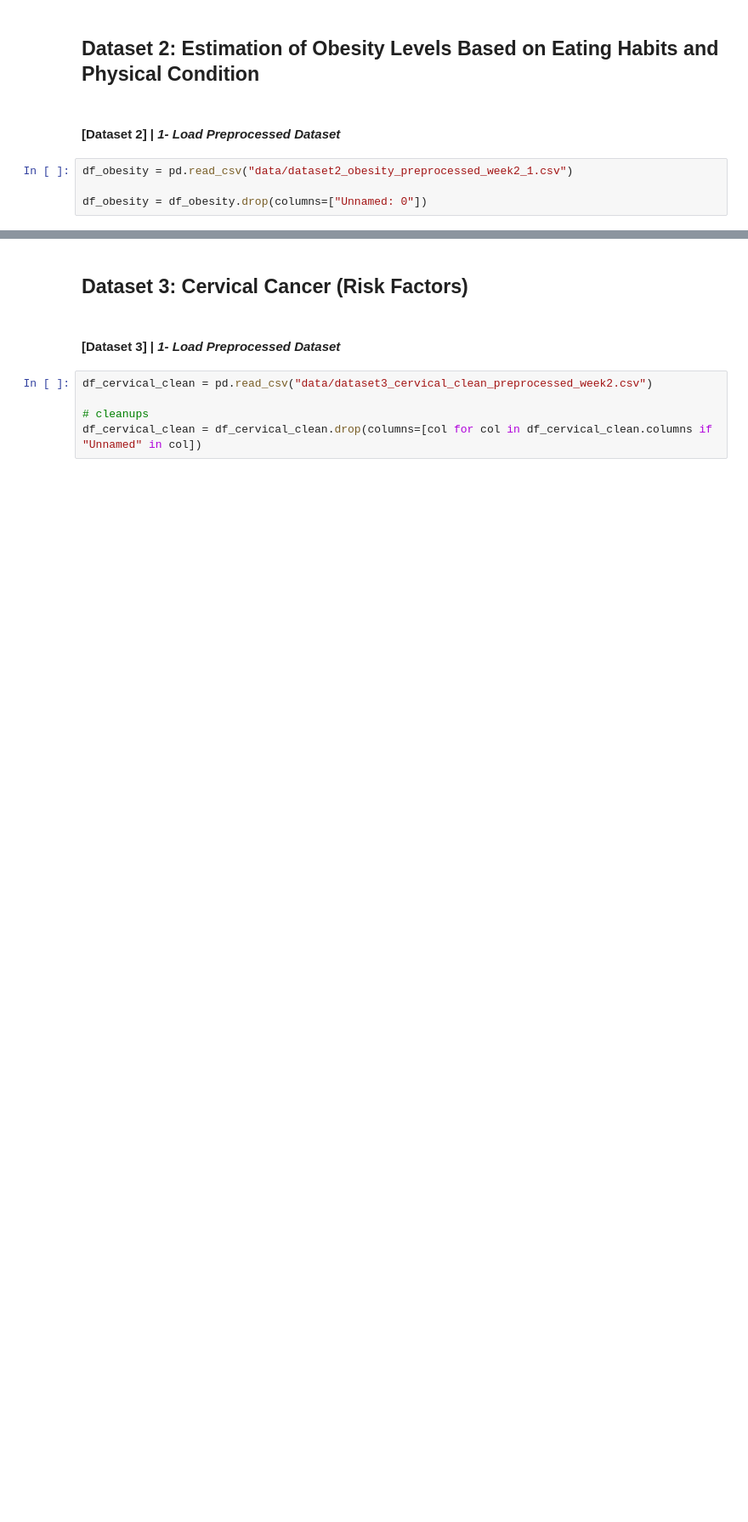
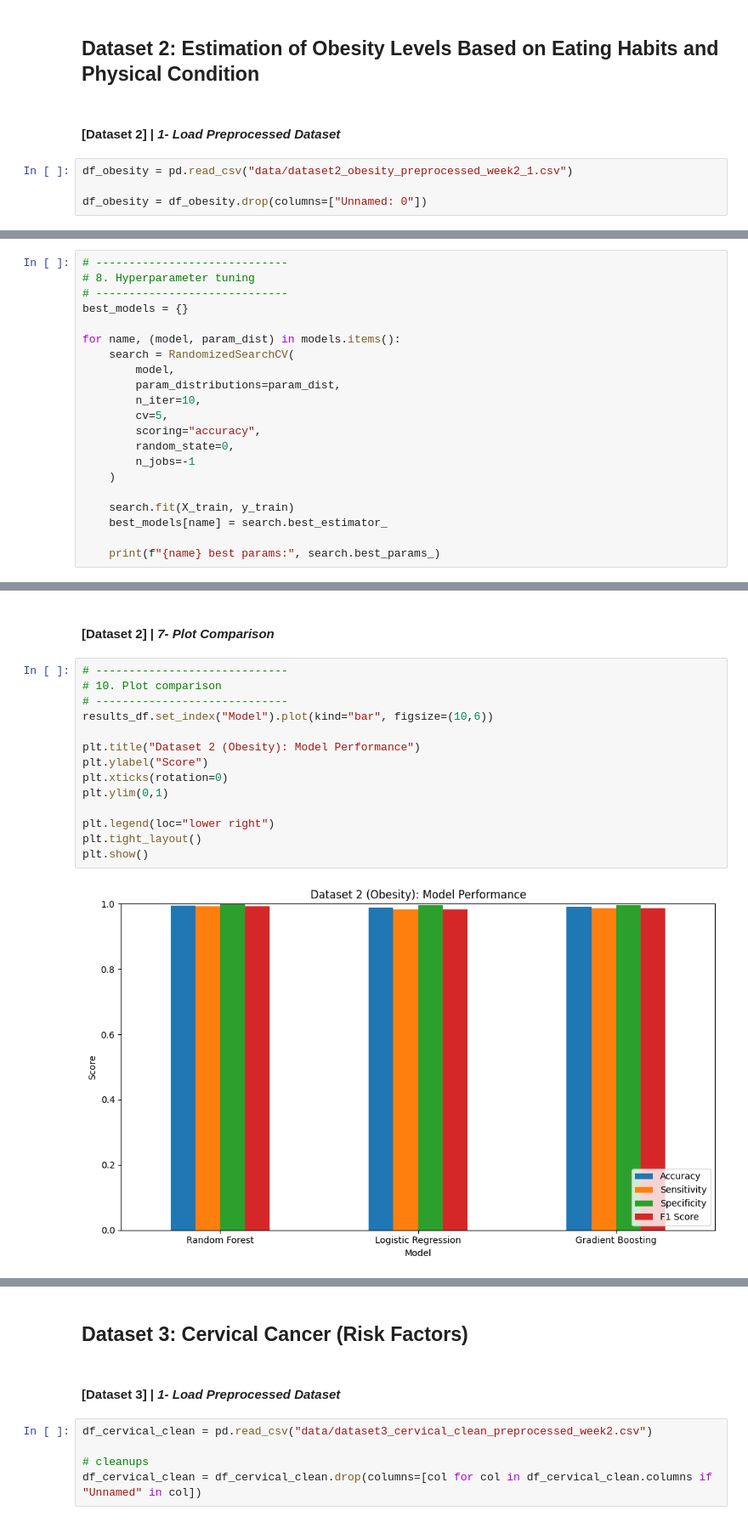
Before and after one commit to jasser-dh/Module-B-semester-2, a Jupyter notebook: OMDS-ModB2-Week11-Dhaouadi-Jasser.ipynb, the cells around one changed output, grey strips where cells are left out. Shown at 85% size. Saved outputs shown, nothing was run; the diff lists cells and outputs as text; blank space fills up the shorter version.

```diff
--- a/OMDS-ModB2-Week11-Dhaouadi-Jasser.ipynb
+++ b/OMDS-ModB2-Week11-Dhaouadi-Jasser.ipynb
@@ -115,0 +735,21 @@ df_obesity = df_obesity.drop(columns=["Unnamed: 0"])
+# %%
+# -----------------------------
+# 8. Hyperparameter tuning
+# -----------------------------
+best_models = {}
+
+for name, (model, param_dist) in models.items():
+    search = RandomizedSearchCV(
+        model,
+        param_distributions=param_dist,
+        n_iter=10,
+        cv=5,
+        scoring="accuracy",
+        random_state=0,
+        n_jobs=-1
+    )
+
+    search.fit(X_train, y_train)
+    best_models[name] = search.best_estimator_
+
+    print(f"{name} best params:", search.best_params_)
@@ -115,0 +805,18 @@ df_obesity = df_obesity.drop(columns=["Unnamed: 0"])
+# %% [markdown]
+#### [Dataset 2] | *7- Plot Comparison*
+# %%
+# -----------------------------
+# 10. Plot comparison
+# -----------------------------
+results_df.set_index("Model").plot(kind="bar", figsize=(10,6))
+
+plt.title("Dataset 2 (Obesity): Model Performance")
+plt.ylabel("Score")
+plt.xticks(rotation=0)
+plt.ylim(0,1)
+
+plt.legend(loc="lower right")
+plt.tight_layout()
+plt.show()
+# %% [output]
+[figure, added]
```
Also changed, not shown: parts of 46 cells of this notebook.
